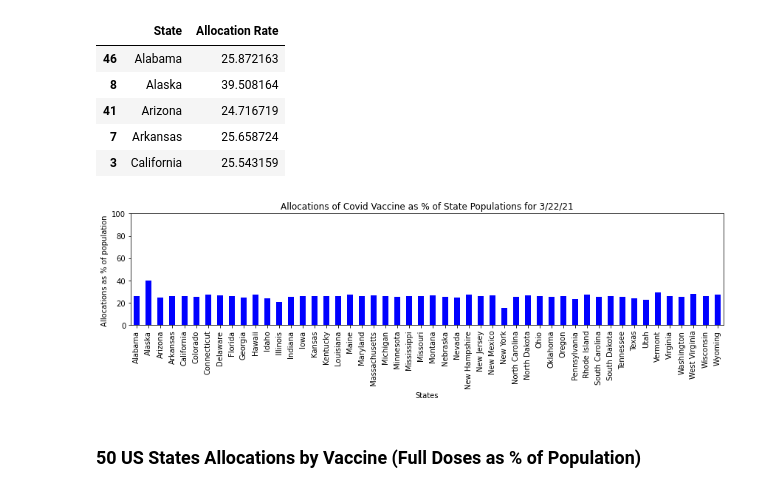
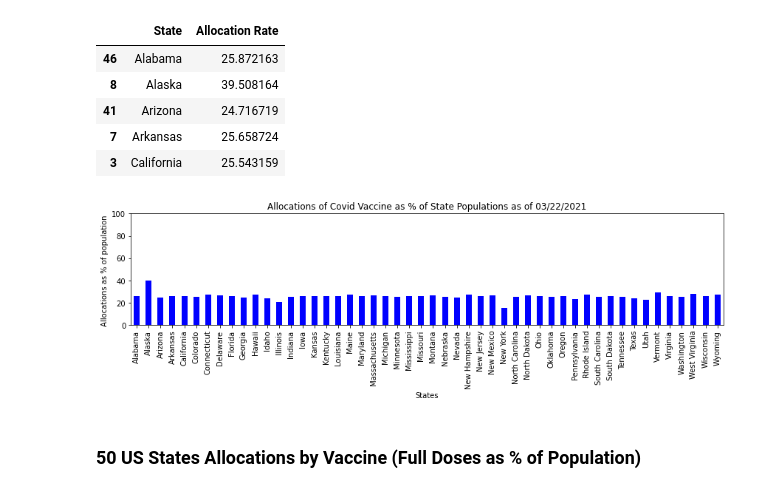
Before and after one commit to millerbrook/ETL-Project, a Jupyter notebook: Analysis.ipynb, the cells around one changed output. Cells and saved outputs as stored; diff of their text form; code cells hidden in the pictures.

```diff
--- a/Analysis.ipynb
+++ b/Analysis.ipynb
@@ -95,23 +99,23 @@ state_pct_df.head()
 # %%
 # Plot Bar chart using pyplot
 source = state_pct_df
 plt.figure(figsize =(12, 4))
 x_axis = np.arange(len(source))
 x_ticks = list(source['State'])
 y_values = source['Allocation Rate'].tolist()
 plt.bar(x_axis, y_values, width= .5, color='b', align='center')
 tick_locations = [value for value in x_axis]
 plt.xticks(tick_locations, x_ticks, rotation = 90)
 plt.xlabel("States")
 plt.ylabel('Allocations as % of population ')
 plt.xlim(-0.5, len(x_axis)-0.5)
 plt.ylim(0,100)
-plt.title('Allocations of Covid Vaccine as % of State Populations for 3/22/21')
+plt.title(f'Allocations of Covid Vaccine as % of State Populations as of {as_of_date}')
 plt.savefig('Images/state_allocations.png', bbox_inches="tight", facecolor='white', pad_inches=0.5)
 plt.tight_layout()
 plt.show()
 # %% [output]
-[figure, old version]
+[figure, new version]
 # %% [markdown]
 ### 50 US States Allocations by Vaccine (Full Doses as % of Population)
 # %%
```
Also changed, not shown: parts of 3 cells of this notebook, 4 other files.
